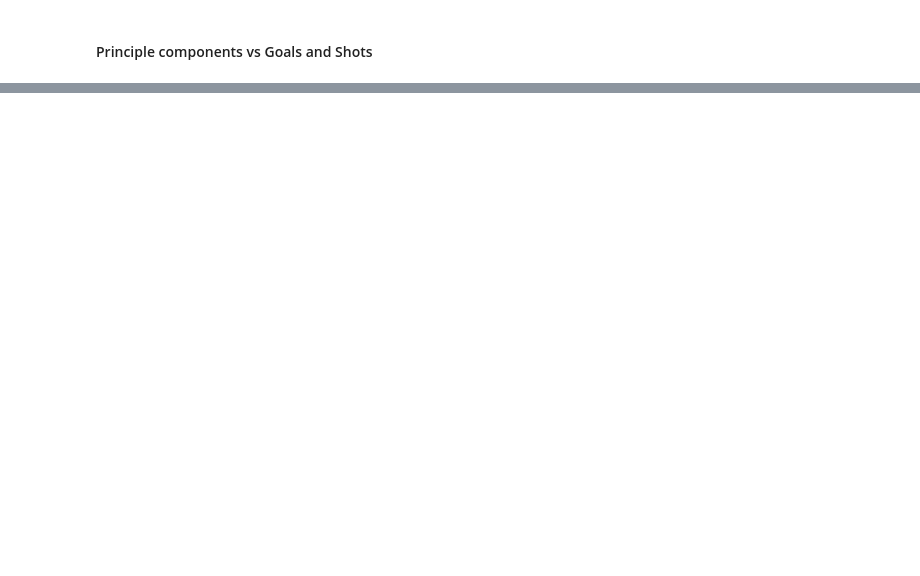
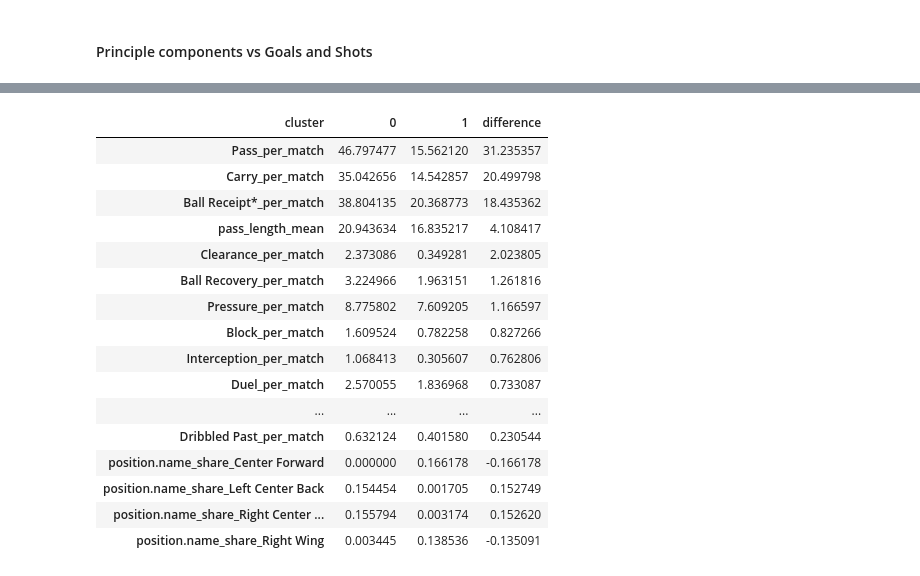
Before and after one commit to LukeRDuob/Extra-Projects, a Jupyter notebook: src/General_visualisations/players.ipynb, the cells around one changed output, grey strips where cells are left out. Saved outputs shown, nothing was run; the diff lists cells and outputs as text; code cells hidden in the pictures; blank space fills up the shorter version.

```diff
--- a/src/General_visualisations/players.ipynb
+++ b/src/General_visualisations/players.ipynb
@@ -852,0 +884,32 @@ print(player_pca_df.columns.to_list())
+# %%
+cluster_profile = player_feature_matrix[pca_feature_names].copy()
+cluster_profile["cluster"] = labels
+
+cluster_means = cluster_profile.groupby("cluster").mean().T
+cluster_means["difference"] = cluster_means[0] - cluster_means[1]
+
+display(
+    cluster_means.reindex(
+        cluster_means["difference"].abs()
+        .sort_values(ascending=False)
+        .index
+    ).head(20)
+)
+# %% [output]
+| cluster | 0 | 1 | difference |
+| Pass_per_match | 46.797477 | 15.562120 | 31.235357 |
+| Carry_per_match | 35.042656 | 14.542857 | 20.499798 |
+| Ball Receipt*_per_match | 38.804135 | 20.368773 | 18.435362 |
+| pass_length_mean | 20.943634 | 16.835217 | 4.108417 |
+| Clearance_per_match | 2.373086 | 0.349281 | 2.023805 |
+| Ball Recovery_per_match | 3.224966 | 1.963151 | 1.261816 |
+| Pressure_per_match | 8.775802 | 7.609205 | 1.166597 |
+| Block_per_match | 1.609524 | 0.782258 | 0.827266 |
+| Interception_per_match | 1.068413 | 0.305607 | 0.762806 |
+| Duel_per_match | 2.570055 | 1.836968 | 0.733087 |
+| ... | ... | ... | ... |
+| Dribbled Past_per_match | 0.632124 | 0.401580 | 0.230544 |
+| position.name_share_Center Forward | 0.000000 | 0.166178 | -0.166178 |
+| position.name_share_Left Center Back | 0.154454 | 0.001705 | 0.152749 |
+| position.name_share_Right Center ... | 0.155794 | 0.003174 | 0.152620 |
+| position.name_share_Right Wing | 0.003445 | 0.138536 | -0.135091 |
```
Also changed, not shown: parts of 16 cells of this notebook, 1 other file.
